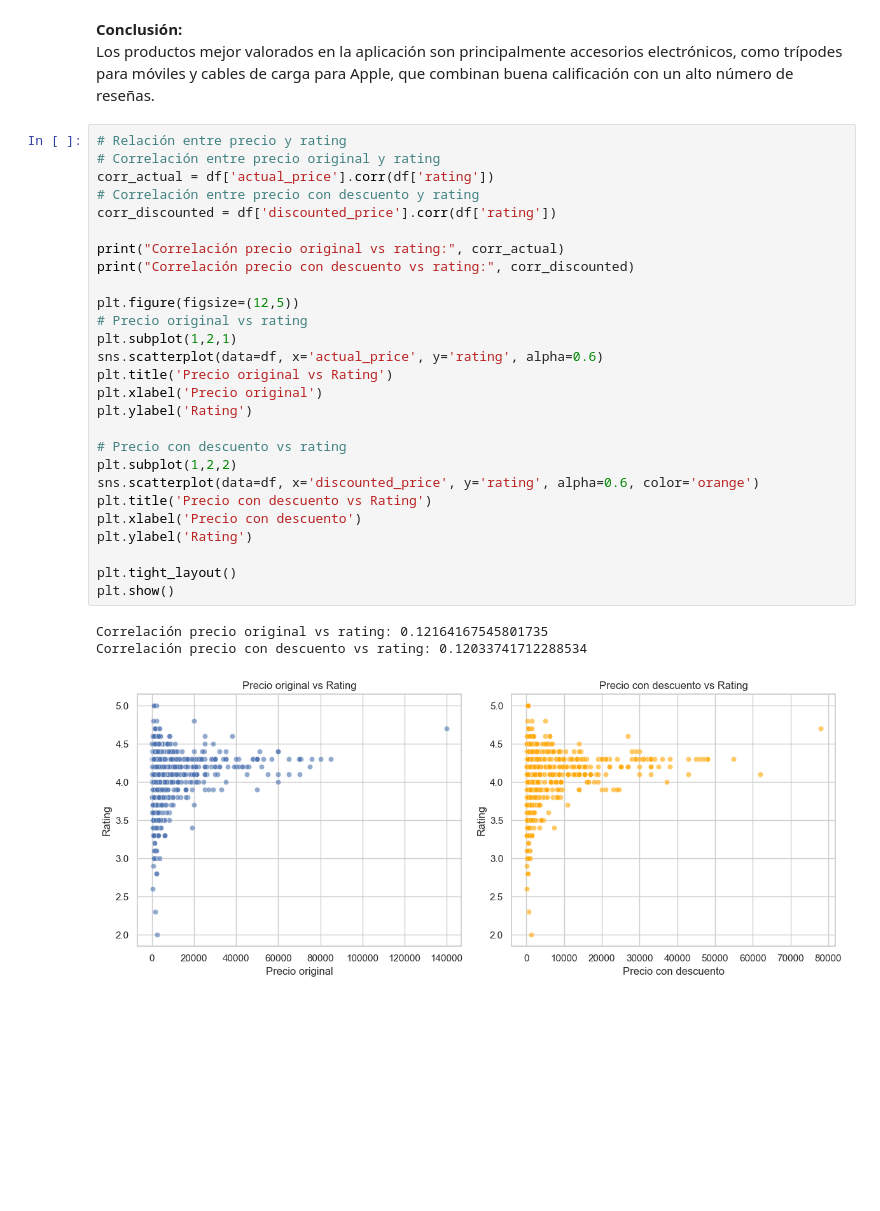
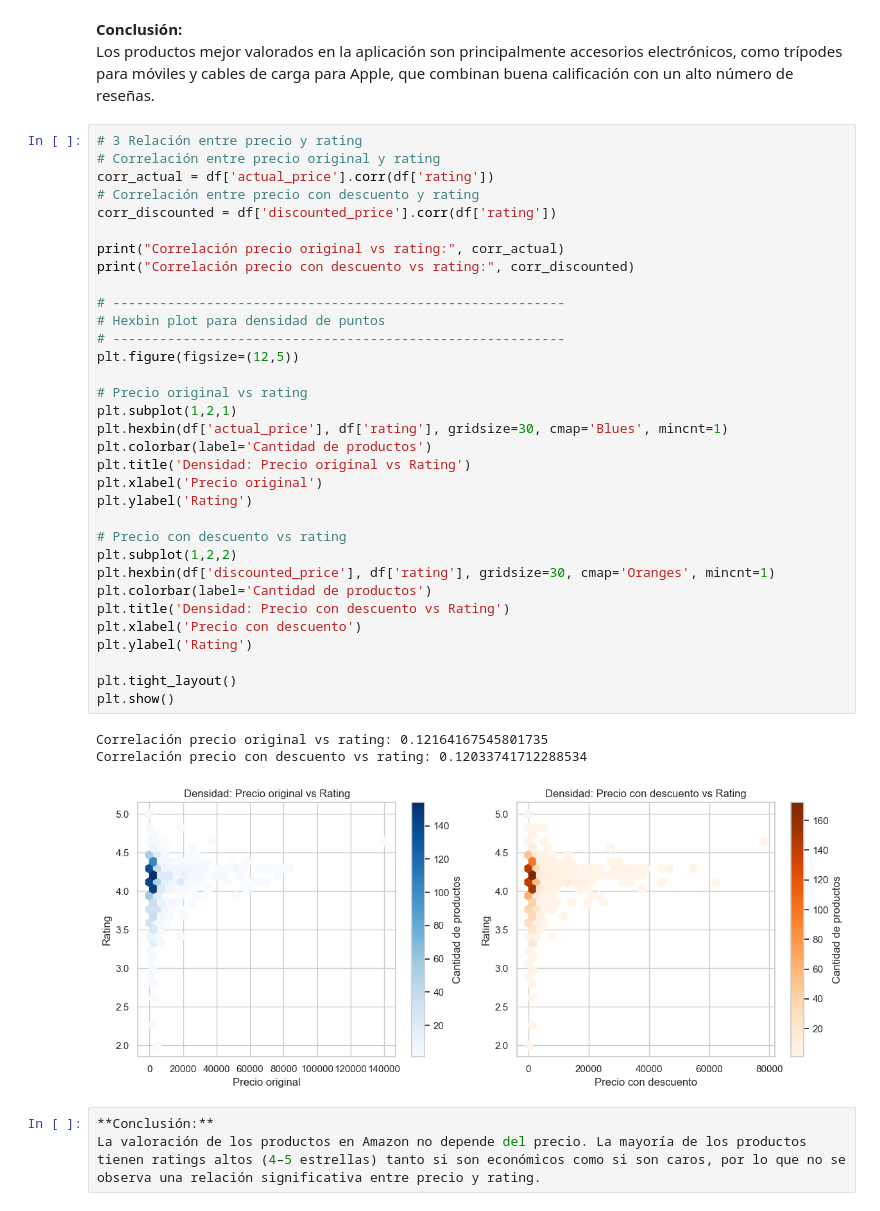
Before and after one commit to NHByte/amazon-analysis, a Jupyter notebook: notebooks/amazon-title.ipynb, the cells around one changed output. Drawn from its saved outputs; the diff is of its cells as text; blank space fills up the shorter version.

```diff
--- a/notebooks/amazon-title.ipynb
+++ b/notebooks/amazon-title.ipynb
@@ -163,33 +163,42 @@ print(top_products_unique)
 **Conclusión:**
 Los productos mejor valorados en la aplicación son principalmente accesorios electrónicos, como trípodes para móviles y cables de carga para Apple, que combinan buena calificación con un alto número de reseñas.
 # %%
-# Relación entre precio y rating
+# 3 Relación entre precio y rating
 # Correlación entre precio original y rating
 corr_actual = df['actual_price'].corr(df['rating'])
 # Correlación entre precio con descuento y rating
 corr_discounted = df['discounted_price'].corr(df['rating'])
 
 print("Correlación precio original vs rating:", corr_actual)
 print("Correlación precio con descuento vs rating:", corr_discounted)
 
+# ----------------------------------------------------------
+# Hexbin plot para densidad de puntos
+# ----------------------------------------------------------
 plt.figure(figsize=(12,5))
+
 # Precio original vs rating
 plt.subplot(1,2,1)
-sns.scatterplot(data=df, x='actual_price', y='rating', alpha=0.6)
-plt.title('Precio original vs Rating')
+plt.hexbin(df['actual_price'], df['rating'], gridsize=30, cmap='Blues', mincnt=1)
+plt.colorbar(label='Cantidad de productos')
+plt.title('Densidad: Precio original vs Rating')
 plt.xlabel('Precio original')
 plt.ylabel('Rating')
 
 # Precio con descuento vs rating
 plt.subplot(1,2,2)
-sns.scatterplot(data=df, x='discounted_price', y='rating', alpha=0.6, color='orange')
-plt.title('Precio con descuento vs Rating')
+plt.hexbin(df['discounted_price'], df['rating'], gridsize=30, cmap='Oranges', mincnt=1)
+plt.colorbar(label='Cantidad de productos')
+plt.title('Densidad: Precio con descuento vs Rating')
 plt.xlabel('Precio con descuento')
 plt.ylabel('Rating')
 
 plt.tight_layout()
 plt.show()
 # %% [output]
 Correlación precio original vs rating: 0.12164167545801735
 Correlación precio con descuento vs rating: 0.12033741712288534
-[figure, old version]
+[figure, new version]
+# %%
+**Conclusión:**
+La valoración de los productos en Amazon no depende del precio. La mayoría de los productos tienen ratings altos (4–5 estrellas) tanto si son económicos como si son caros, por lo que no se observa una relación significativa entre precio y rating.
```
Also changed, not shown: parts of 2 cells of this notebook.
